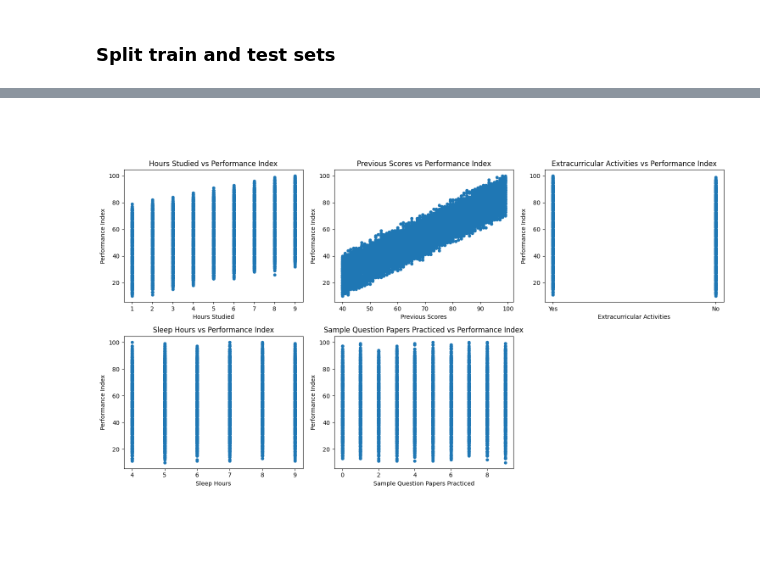
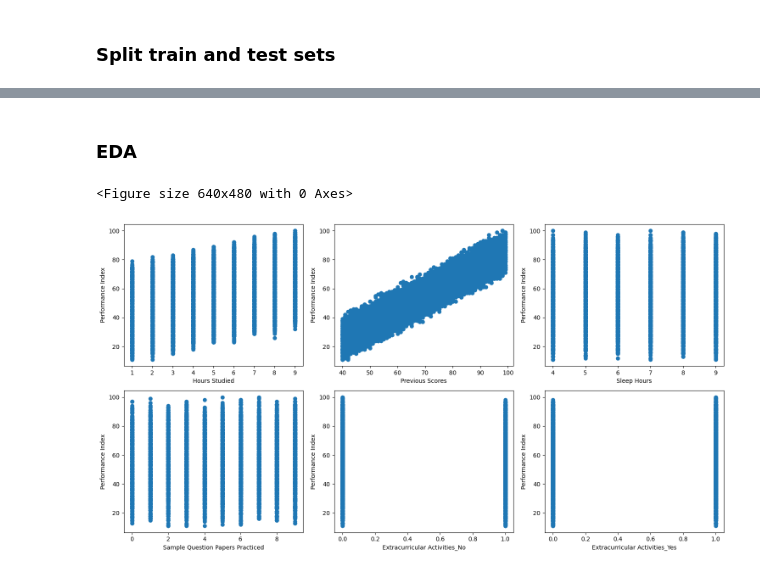
Before and after one commit to moodizone/machine_learning, a Jupyter notebook: notebooks/student-performance.ipynb, the cells around one changed output, grey strips where cells are left out. Cells and saved outputs as stored; diff of their text form; code cells hidden in the pictures; blank space fills up the shorter version.

```diff
--- a/notebooks/student-performance.ipynb
+++ b/notebooks/student-performance.ipynb
@@ -44,8 +38,6 @@ np.int64(0)
 ### Split train and test sets
 # %%
 target_col = "Performance Index"
-X_train, X_test, y_train, y_test = train_test_split(
-    df.drop(target_col, axis=1), df[target_col], test_size=0.3, random_state=42
-)
-print(X_train.shape, X_test.shape)
+train_data, test_data = train_test_split(df, test_size=0.3, random_state=42)
+print(train_data.shape, test_data.shape)
 # %% [output]
@@ -52,0 +47,14 @@ print(X_train.shape, X_test.shape)
+# %%
+categorical_cols = train_data.select_dtypes(include=["object"]).columns.tolist()
+encoder = OneHotEncoder(sparse_output=False, handle_unknown="ignore")
+one_hot_encoded = encoder.fit_transform(train_data[categorical_cols])
+one_hot_encoded = pd.DataFrame(
+    one_hot_encoded,
+    columns=encoder.get_feature_names_out(categorical_cols),
+    index=train_data.index,
+)
+
+# drop original columns and concatenate the encoded DataFrame
+train_data.drop(categorical_cols, axis=1, inplace=True)
+train_data = pd.concat([train_data, one_hot_encoded], axis=1)
+train_data.head()
@@ -53,26 +79,23 @@ print(X_train.shape, X_test.shape)
 # %% [markdown]
-###
+### EDA
 # %%
 # plot all features based on performance index individually
-features = [feature for feature in df.columns if feature != "Performance Index"]
+features = [feature for feature in train_data.columns if feature != target_col]
 cols = 3
 rows = math.ceil(len(features) / cols)
+plt.figure()
 fig, axes = plt.subplots(nrows=rows, ncols=cols, figsize=(15, 4 * rows))
-
 axes = axes.flatten()
 
-for ax, feature in zip(axes, features):
-    df.plot(
-        x=feature,
-        y="Performance Index",
-        kind="scatter",
-        title=f"{feature} vs Performance Index",
-        ax=ax,
-    )
+for i, feature in enumerate(features):
+    # Convert y_train to a DataFrame with the same index as X_train
+    ax = axes[i]
+    ax.scatter(train_data[feature], train_data[target_col])
+    ax.set_xlabel(feature)
+    ax.set_ylabel(target_col)
 
-# remove empty chart
-fig.delaxes(axes[-1])
 plt.tight_layout()
 plt.show()
 # %% [output]
+<Figure size 640x480 with 0 Axes>
-[figure, old version]
+[figure, new version]
```
Also changed, not shown: parts of 12 cells of this notebook.
